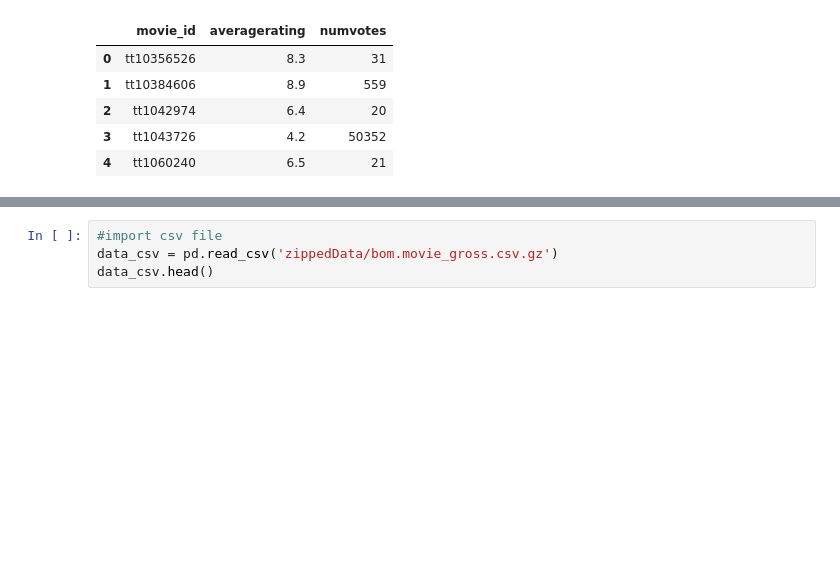
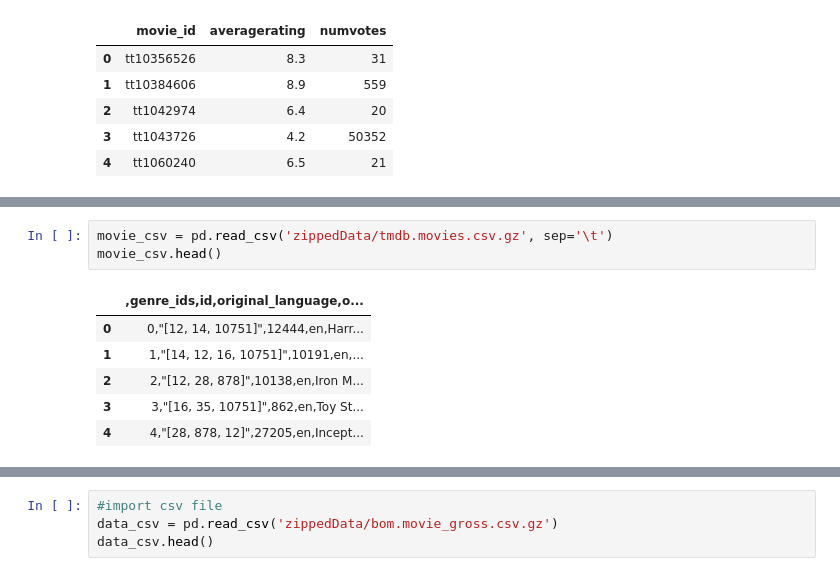
Before and after one commit to Kanyi254/dsc-phase-2-project-v3, a Jupyter notebook: student.ipynb, the cells around one changed output, grey strips where cells are left out. Drawn from its saved outputs; the diff is of its cells as text; blank space fills up the shorter version.

```diff
--- a/student.ipynb
+++ b/student.ipynb
@@ -92,3 +96,13 @@ budget.head()
 | 2 | 3 | Jun 7, 2019 | Dark Phoenix | $350,000,000 | $42,762,350 | $149,762,350 |
 | 3 | 4 | May 1, 2015 | Avengers: Age of Ultron | $330,600,000 | $459,005,868 | $1,403,013,963 |
 | 4 | 5 | Dec 15, 2017 | Star Wars Ep. VIII: The Last Jedi | $317,000,000 | $620,181,382 | $1,316,721,747 |
+# %%
+movie_csv = pd.read_csv('zippedData/tmdb.movies.csv.gz', sep='\t')
+movie_csv.head()
+# %% [output]
+|  | ,genre_ids,id,original_language,o... |
+| 0 | 0,"[12, 14, 10751]",12444,en,Harr... |
+| 1 | 1,"[14, 12, 16, 10751]",10191,en,... |
+| 2 | 2,"[12, 28, 878]",10138,en,Iron M... |
+| 3 | 3,"[16, 35, 10751]",862,en,Toy St... |
+| 4 | 4,"[28, 878, 12]",27205,en,Incept... |
```
Also changed, not shown: parts of 27 cells of this notebook.
